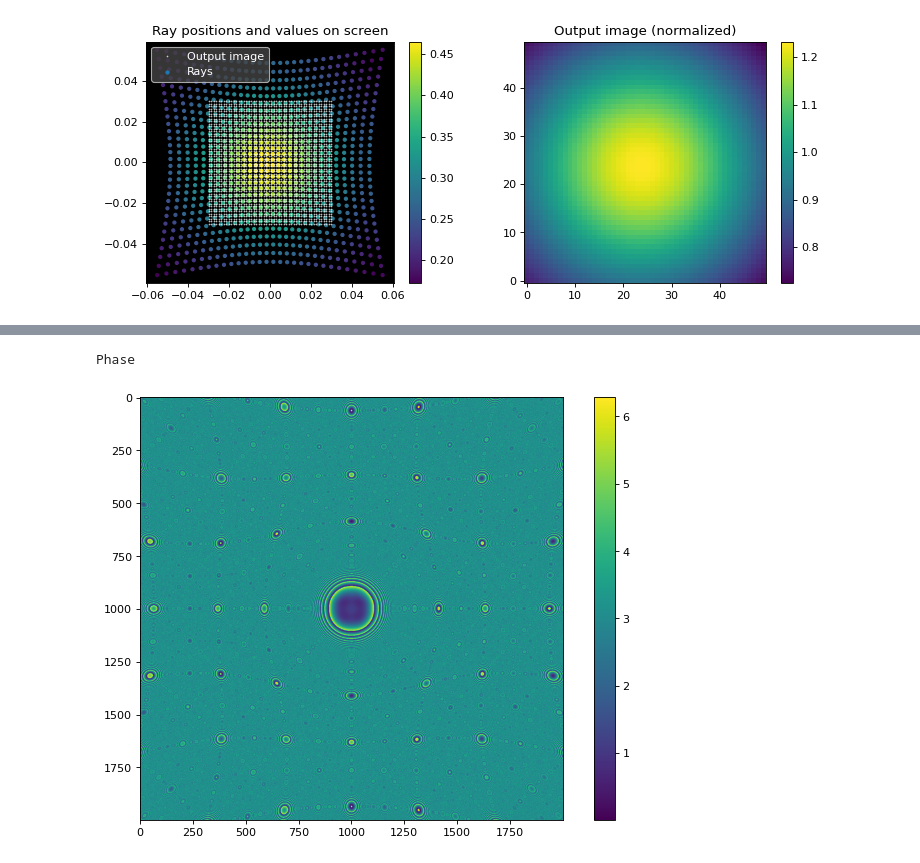
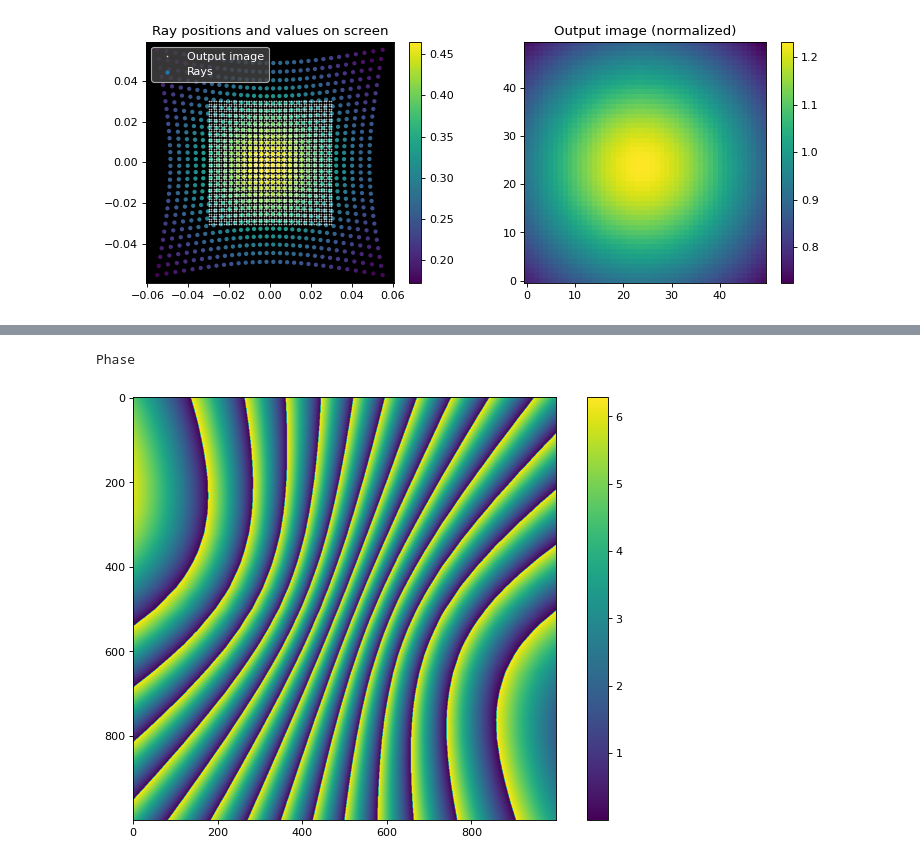
Before and after one commit to IvoVellekoop/raylearn, a Jupyter notebook: raylearn.ipynb, the cells around one changed output, grey strips where cells are left out. Cells and saved outputs as stored; diff of their text form; code cells hidden in the pictures.

```diff
--- a/raylearn.ipynb
+++ b/raylearn.ipynb
@@ -692,25 +699,25 @@ Path lengths
 # %%
-pscreen_np = stuff[0].numpy()
-total_pathlength_np = total_pathlength.squeeze().numpy()
+pscreen_np = stuff[0].cpu().numpy()
+total_pathlength_np = total_pathlength.squeeze().cpu().numpy()
 
 total_pathlength_np.shape
 pscreen_np[:,:,0].shape
 
-newsize = 2000
-f = interp.interp2d(pscreen_np[:,:,0], pscreen_np[:,:,1], total_pathlength_np, kind='cubic')
+newsize = 1000
+f = interp.interp2d(pscreen_np[:,:,0], pscreen_np[:,:,1], total_pathlength_np, kind='linear')
 x = np.linspace(pscreen_np[0,0,0], pscreen_np[-1,-1,0], newsize)
 y = np.linspace(pscreen_np[0,0,1], pscreen_np[-1,-1,1], newsize)
 pathlength_np = f(x, y)
 
 wavelength = 630e-6
 phase_np = 2*math.pi * np.mod(pathlength_np, wavelength)/wavelength
 
 print('\nPhase')
 fig = plt.figure(figsize=(10,7))
 fig.dpi = 80
 plt.imshow(phase_np)
 plt.colorbar()
 plt.show()
 # %% [output]
 Phase
-[figure, old version]
+[figure, new version]
```
Also changed, not shown: parts of 5 cells of this notebook, 5 other files.
